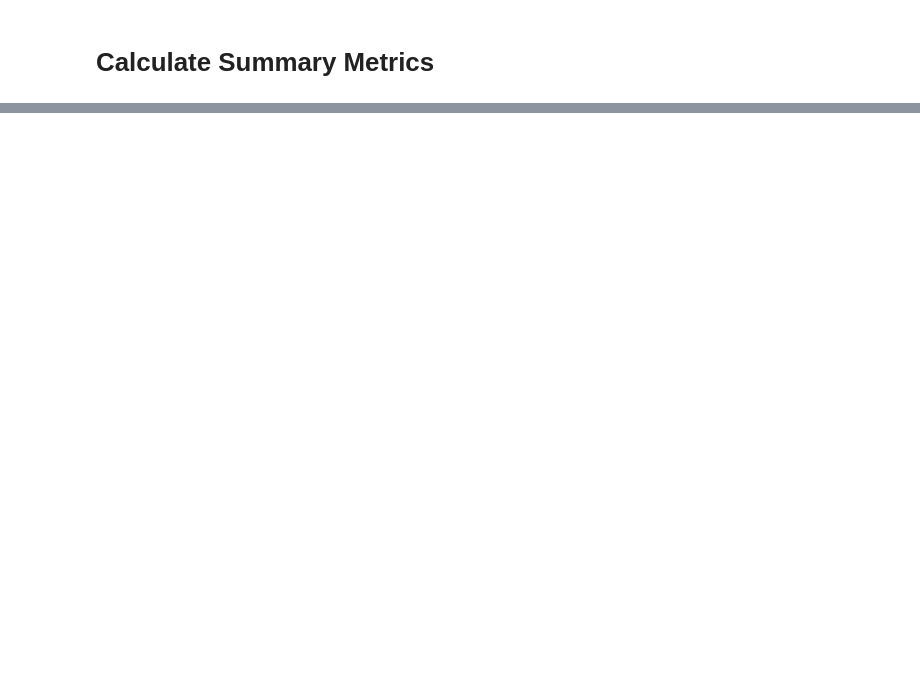
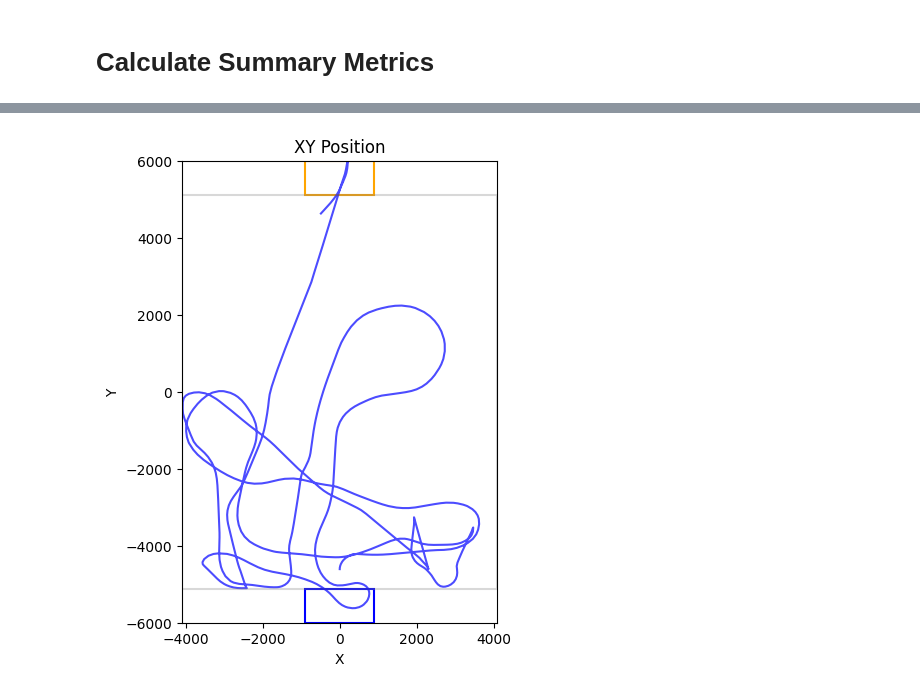
Before and after one commit to jeremyrobertford/rocketleague_ml, a Jupyter notebook: notebooks/eda.ipynb, the cells around one changed output, grey strips where cells are left out. Saved outputs shown, nothing was run; the diff lists cells and outputs as text; code cells hidden in the pictures; blank space fills up the shorter version.

```diff
--- a/notebooks/eda.ipynb
+++ b/notebooks/eda.ipynb
@@ -261,0 +388,47 @@ summary
+# %%
+import matplotlib.patches as patches
+
+fig, ax = plt.subplots(figsize=(9, 6))
+
+# plot player positions
+ax.plot(dense["x"], -dense["y"], color="blue", alpha=0.7)
+
+ax.plot(field_x, field_y, color="grey", alpha=0.3)
+
+# Goal dimensions (approx in UU)
+goal_width = 1786  # post-to-post (x)
+goal_depth = 880   # into the field (y)
+
+# Blue goal (at y = -5120, facing upfield)
+blue_goal = patches.Rectangle(
+    (-goal_width/2, -5120 - goal_depth),  # bottom-left corner
+    goal_width,
+    goal_depth,
+    linewidth=1.5,
+    edgecolor="blue",
+    facecolor="none"
+)
+ax.add_patch(blue_goal)
+
+# Orange goal (at y = +5120, facing downfield)
+orange_goal = patches.Rectangle(
+    (-goal_width/2, 5120),  # bottom-left corner
+    goal_width,
+    goal_depth,
+    linewidth=1.5,
+    edgecolor="orange",
+    facecolor="none"
+)
+ax.add_patch(orange_goal)
+
+ax.set_title("XY Position")
+ax.set_xlabel("X")
+ax.set_ylabel("Y")
+
+ax.set_aspect("equal", "box")
+ax.set_xlim(field_x[0], field_x[1])
+ax.set_ylim(-6000, 6000)
+
+plt.show()
+# %% [output]
+[figure, added]
```
Also changed, not shown: parts of 22 cells of this notebook, 11 other files.
